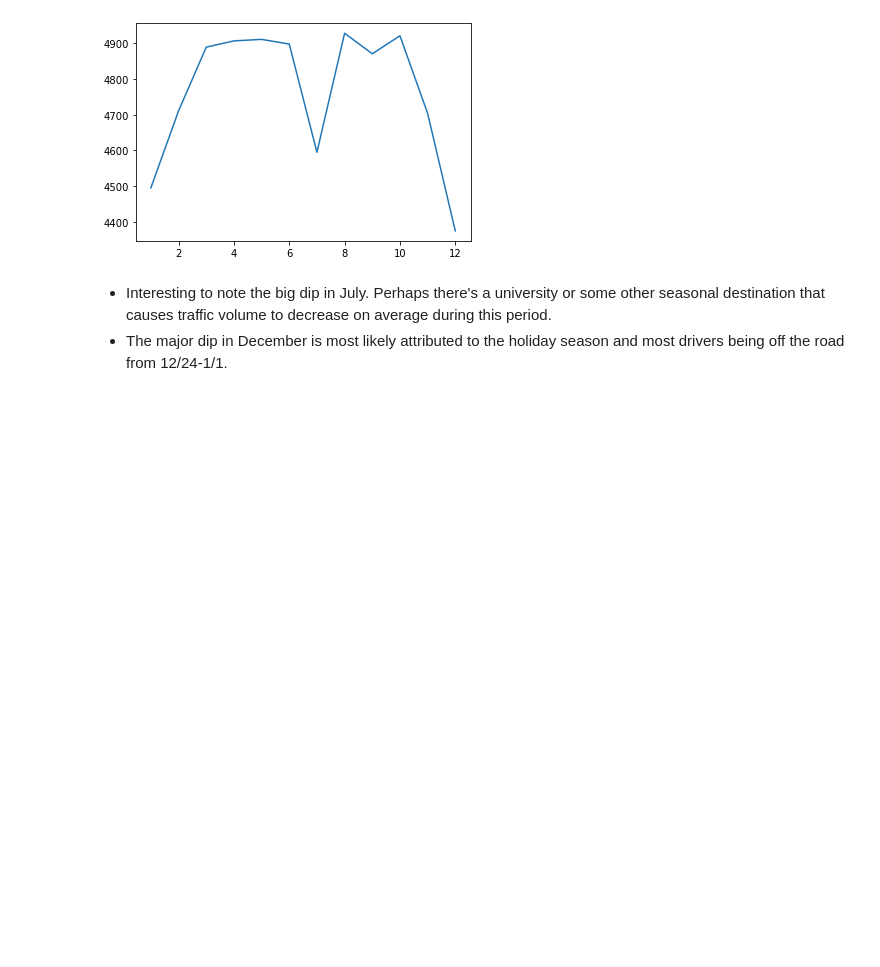
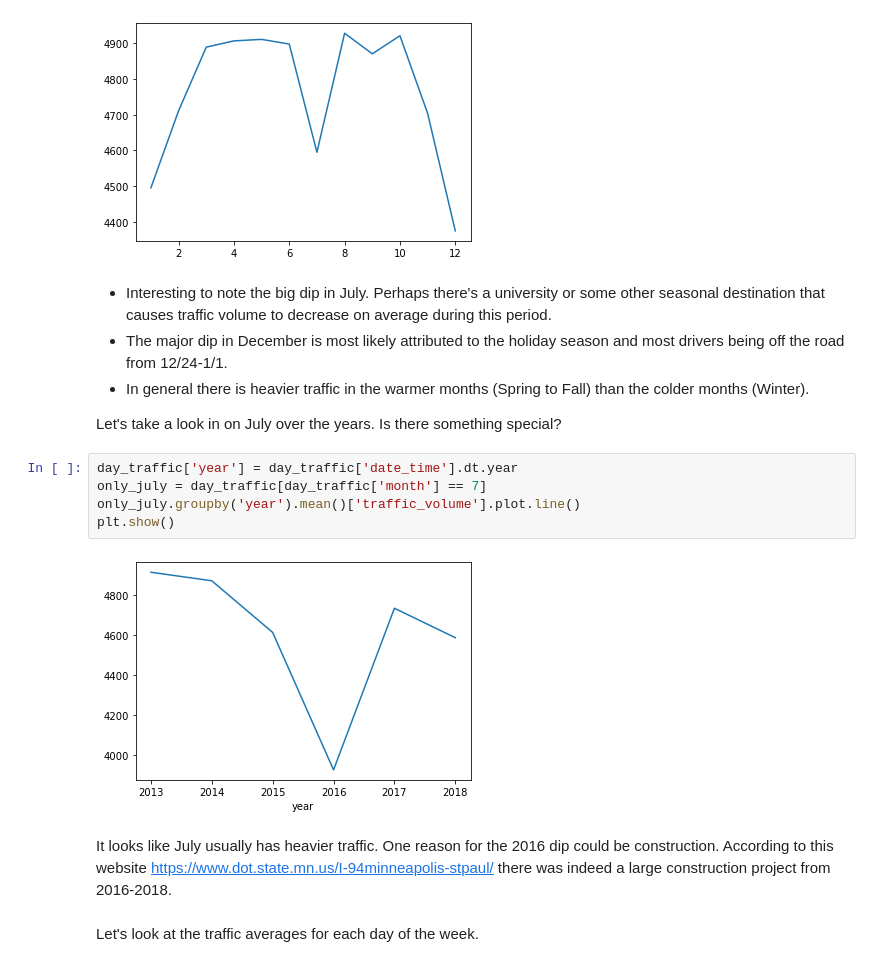
Before and after one commit to capncrockett/Dataquest, a Jupyter notebook: heavy_traffic/traffic_i_94.ipynb, the cells around one changed output. Cells and saved outputs as stored; diff of their text form; blank space fills up the shorter version.

Commit message:
Finish I-94 project

```diff
--- a/heavy_traffic/traffic_i_94.ipynb
+++ b/heavy_traffic/traffic_i_94.ipynb
@@ -174,3 +178,19 @@ plt.show()
 # %% [markdown]
 * Interesting to note the big dip in July. Perhaps there's a university or some other seasonal destination that causes traffic volume to decrease on average during this period.
 * The major dip in December is most likely attributed to the holiday season and most drivers being off the road from 12/24-1/1.
+* In general there is heavier traffic in the warmer months (Spring to Fall) than the colder months (Winter).
+
+Let's take a look in on July over the years. Is there something special?
+# %%
+day_traffic['year'] = day_traffic['date_time'].dt.year
+only_july = day_traffic[day_traffic['month'] == 7]
+only_july.groupby('year').mean()['traffic_volume'].plot.line()
+plt.show()
+# %% [output]
+[figure, added]
+# %% [markdown]
+It looks like July usually has heavier traffic. One reason for the 2016 dip could be construction. According to this website https://www.dot.state.mn.us/I-94minneapolis-stpaul/ there was indeed a large construction project from 2016-2018.
+# %% [markdown]
+
+
+Let's look at the traffic averages for each day of the week.
```
Also changed, not shown: parts of 39 cells of this notebook.
